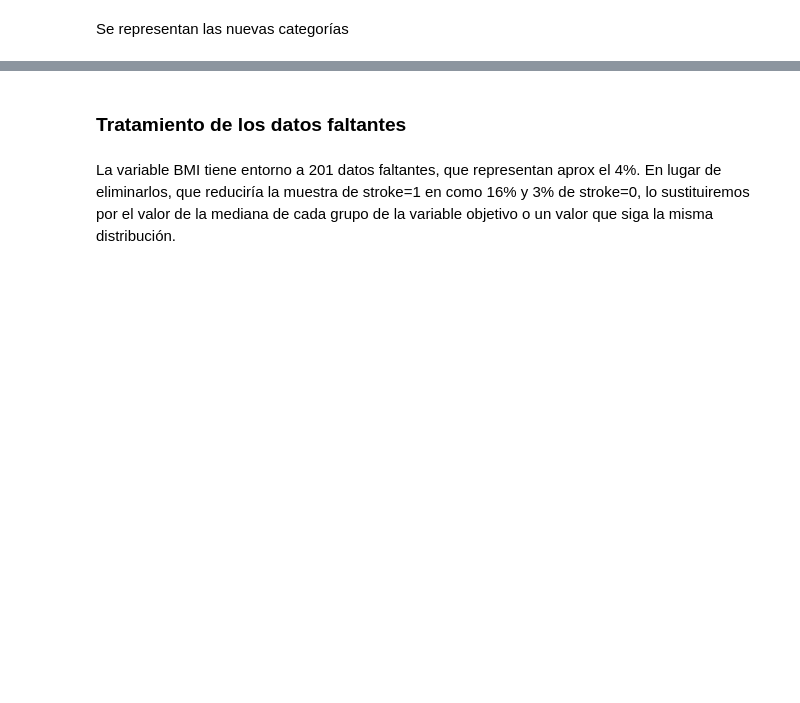
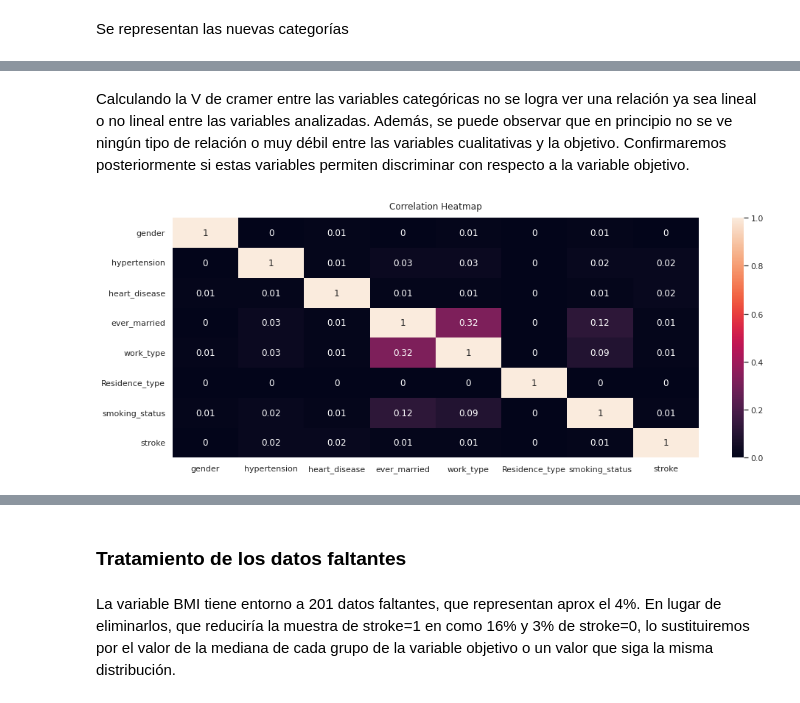
Before and after one commit to sumitkumarjethani/Stroke-Prediction, a Jupyter notebook: exploratory-data-analysis.ipynb, the cells around one changed output, grey strips where cells are left out. Cells and saved outputs as stored; diff of their text form; code cells hidden in the pictures; blank space fills up the shorter version.

```diff
--- a/exploratory-data-analysis.ipynb
+++ b/exploratory-data-analysis.ipynb
@@ -378,0 +364,8 @@ for n, var in enumerate(categorical_vars):
+# %%
+label_encoder = preprocessing.LabelEncoder()
+data_encoded = pd.DataFrame()
+
+for var in categorical_vars:
+    data_encoded[var] = label_encoder.fit_transform(stroke_df[var])
+
+data_encoded.head()
@@ -378,0 +379,21 @@ for n, var in enumerate(categorical_vars):
+# %%
+def cramers_V(var1,var2) :
+    crosstab = np.array(pd.crosstab(var1,var2, rownames=None, colnames=None)) # Cross table building
+    stat = stats.chi2_contingency(crosstab)[0] # Keeping of the test statistic of the Chi2 test
+    obs = np.sum(crosstab) # Number of observations
+    mini = min(crosstab.shape)-1 # Take the minimum value between the columns and the rows of the cross table
+    return (stat/(obs*mini))
+
+def get_cramers_df(data):
+    rows = []
+    for var1 in data:
+        col = []
+        for var2 in data:
+            cramers = cramers_V(data[var1], data[var2]) # Cramer's V test
+            col.append(round(cramers,2)) # Keeping of the rounded value of the Cramer's V
+        rows.append(col)
+    cramers_results = np.array(rows)
+    return pd.DataFrame(cramers_results, columns = data.columns, index= data.columns)
+# %%
+cramers_df = get_cramers_df(data_encoded)
+cramers_df
@@ -378,0 +410,13 @@ for n, var in enumerate(categorical_vars):
+# %% [markdown]
+Calculando la V de cramer entre las variables categóricas no se logra ver una relación ya sea lineal o no lineal entre las variables analizadas. Además, se puede observar que en principio no se ve ningún tipo de relación o muy débil entre las variables cualitativas y la objetivo. Confirmaremos posteriormente si estas variables permiten discriminar con respecto a la variable objetivo.
+# %%
+plt.figure(figsize=(16, 6))
+
+# Store heatmap object in a variable to easily access it when you want to include more features (such as title).
+# Set the range of values to be displayed on the colormap from -1 to 1, and set the annotation to True to display the correlation values on the heatmap.
+heatmap = sns.heatmap(cramers_df, vmin=0, vmax=1, annot=True)
+
+# Give a title to the heatmap. Pad defines the distance of the title from the top of the heatmap.
+heatmap.set_title('Correlation Heatmap', fontdict={'fontsize':12}, pad=12);
+# %% [output]
+[figure, added]
```
Also changed, not shown: parts of 23 cells of this notebook.
